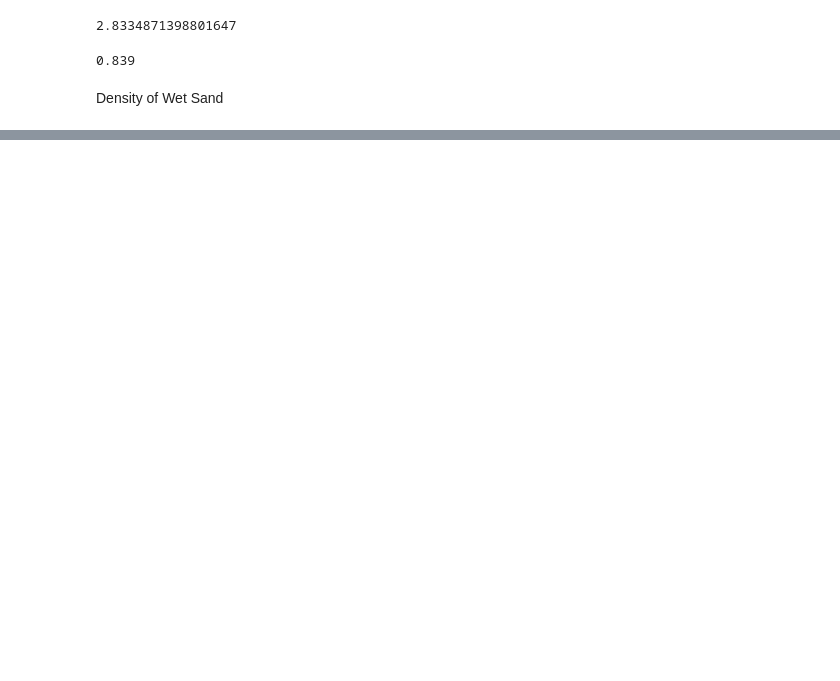
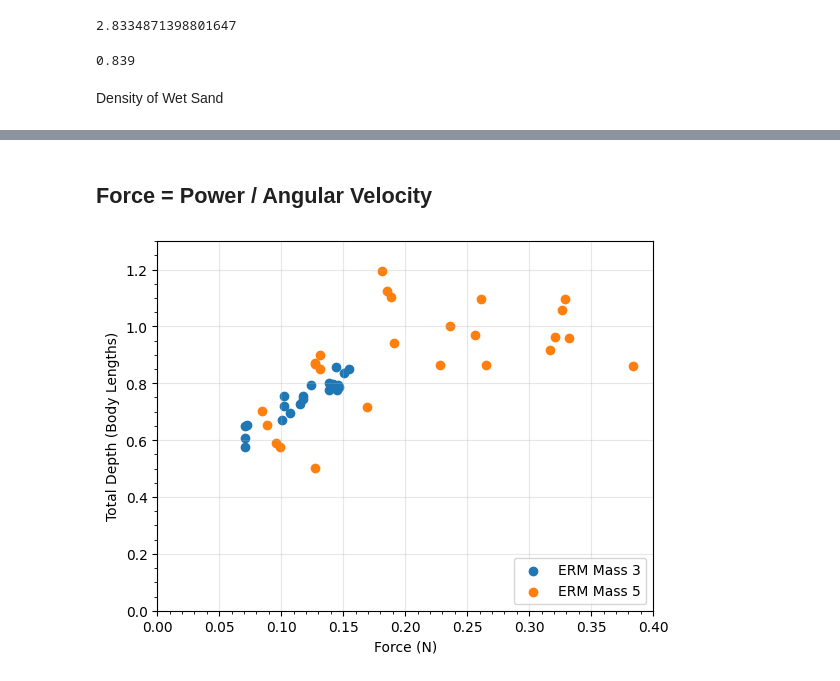
Before and after one commit to OzzysMess/clamming, a Jupyter notebook: master_notes.ipynb, the cells around one changed output, grey strips where cells are left out. Drawn from its saved outputs; the diff is of its cells as text; code cells hidden in the pictures; blank space fills up the shorter version.

```diff
--- a/master_notes.ipynb
+++ b/master_notes.ipynb
@@ -52,0 +150,39 @@ ModuleNotFoundError: No module named 'pandas'
+# %% [markdown]
+## Force = Power / Angular Velocity
+# %%
+import numpy as np
+import matplotlib.pyplot as plt
+
+probe_length = 60.2
+
+fig, ax = plt.subplots()
+r = 0.005 # distance from center of probe to center of ERM mass
+for mass in [3, 5]:
+    subset = data[data["ERM Mass"] == mass]
+    frequency_hz = subset["Peak Frequency"].astype(float)
+    power = subset["Power (mW)"].astype(float)
+    omega = 2 * np.pi * frequency_hz
+    force = power * 0.001 / (omega * r)
+    depth_body_lengths = subset["Total Depth (mm)"] / probe_length
+
+    ax.scatter(
+        force,
+        depth_body_lengths,
+        marker="o",
+        label=f"ERM Mass {mass}",
+    )
+ax.set_xlabel("Force (N)")
+ax.set_ylabel("Total Depth (Body Lengths)")
+ax.legend(loc="lower right")
+#ax.set_ylim(0, 1.3)
+#ax.set_xlim(0.00, 0.4)
+ax.set_yticks(np.arange(0, 1.31, 0.2))
+ax.set_yticks(np.arange(0, 1.31, 0.2/4), minor =True)
+ax.set_xticks(np.arange(0, 0.401, 0.05))
+ax.set_xticks(np.arange(0, 0.401, 0.05/5), minor=True)
+
+ax.grid(True, alpha=0.3)
+
+plt.show()
+# %% [output]
+[figure, added]
```
Also changed, not shown: parts of 7 cells of this notebook, 2 other files.
